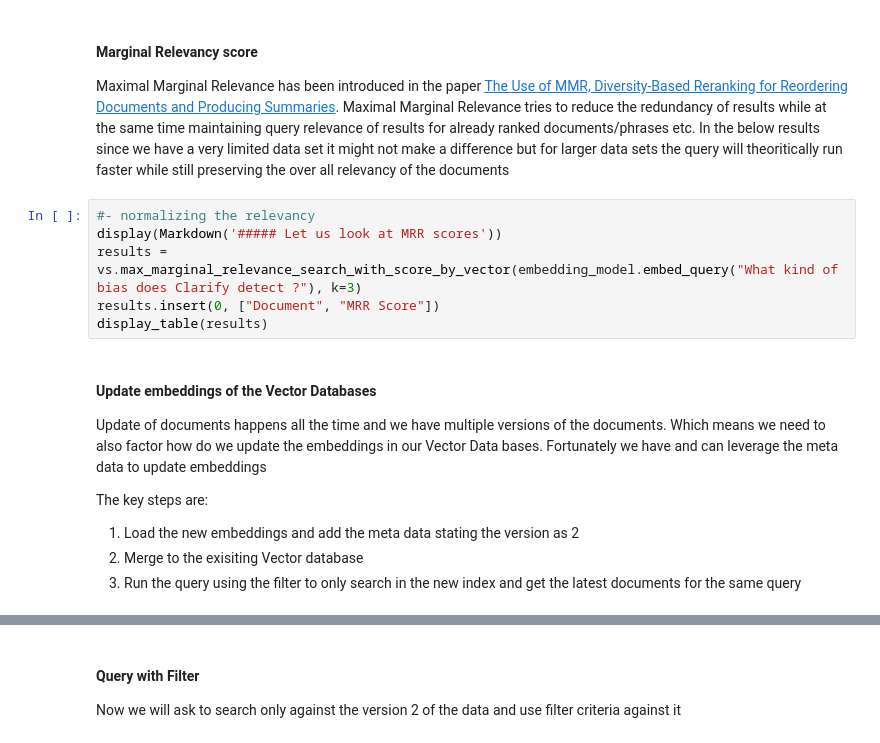
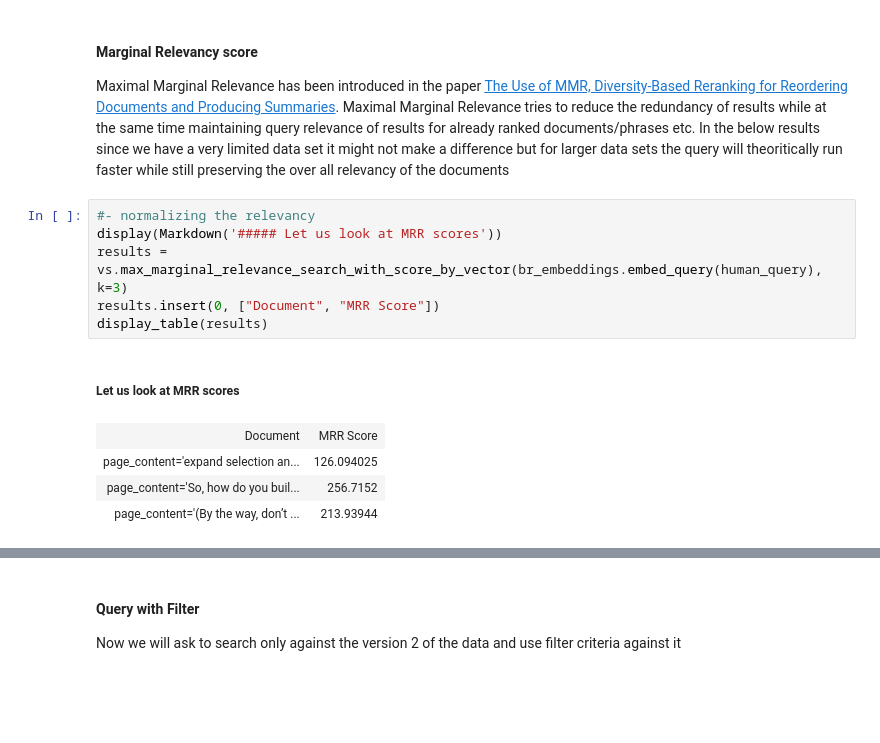
Before and after one commit to aws-samples/amazon-bedrock-samples, a Jupyter notebook: rag-solutions/rag-foundations-workshop/notebooks/04_retrieval_based_chat.ipynb, the cells around one changed output, grey strips where cells are left out. Cells and saved outputs as stored; diff of their text form; blank space fills up the shorter version.

```diff
--- a/rag-solutions/rag-foundations-workshop/notebooks/04_retrieval_based_chat.ipynb
+++ b/rag-solutions/rag-foundations-workshop/notebooks/04_retrieval_based_chat.ipynb
@@ -322,15 +320,12 @@ Maximal Marginal Relevance  has been introduced in the paper [The Use of MMR, Di
 # %%
 #- normalizing the relevancy
 display(Markdown('##### Let us look at MRR scores'))
-results = vs.max_marginal_relevance_search_with_score_by_vector(embedding_model.embed_query("What kind of bias does Clarify detect ?"), k=3)
+results = vs.max_marginal_relevance_search_with_score_by_vector(br_embeddings.embed_query(human_query), k=3)
 results.insert(0, ["Document", "MRR Score"])
 display_table(results)
+# %% [output]
+##### Let us look at MRR scores
+| Document | MRR Score |
+| page_content='expand selection an... | 126.094025 |
+| page_content='So, how do you buil... | 256.7152 |
+| page_content='(By the way, don’t ... | 213.93944 |
-# %% [markdown]
-#### Update embeddings of the Vector Databases
-
-Update of documents happens all the time and we have multiple versions of the documents. Which means we need to also factor how do we update the embeddings in our Vector Data bases. Fortunately we have and can leverage the meta data to update embeddings
-
-The key steps are:
-1. Load the new embeddings and add the meta data stating the version as 2
-2. Merge to the exisiting Vector database
-3. Run the query using the filter to only search in the new index and get the latest documents for the same query
```
Also changed, not shown: parts of 50 cells of this notebook.
